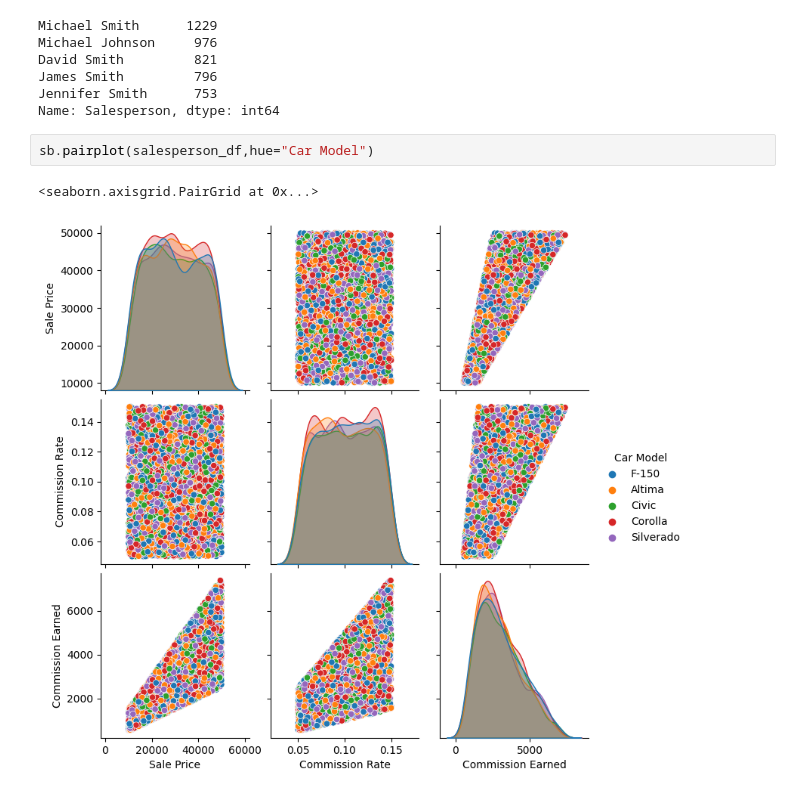
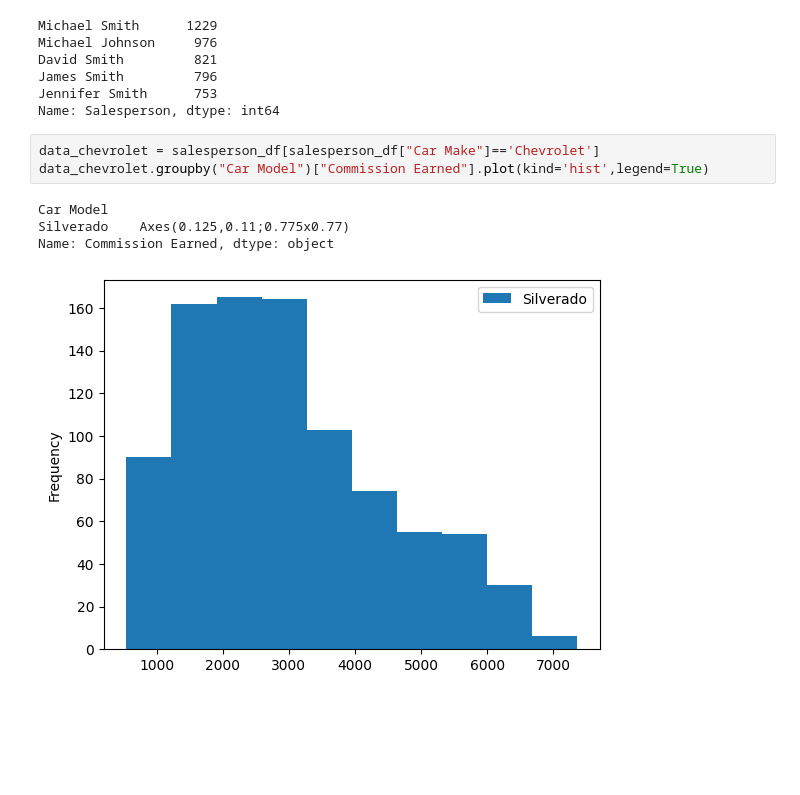
Before and after one commit to KevinMosweu/USED-CAR-PRICE-PREDICTION_MACHINE-LEARNING, a Jupyter notebook: car_sales.ipynb, the cells around one changed output. Saved outputs shown, nothing was run; the diff lists cells and outputs as text; blank space fills up the shorter version.

```diff
--- a/car_sales.ipynb
+++ b/car_sales.ipynb
@@ -216,8 +200,11 @@ David Smith         821
 James Smith         796
 Jennifer Smith      753
 Name: Salesperson, dtype: int64
-# %%
-sb.pairplot(salesperson_df,hue="Car Model")
-# %% [output]
-<seaborn.axisgrid.PairGrid at 0x...>
-[figure, removed]
+# %%
+data_chevrolet = salesperson_df[salesperson_df["Car Make"]=='Chevrolet']
+data_chevrolet.groupby("Car Model")["Commission Earned"].plot(kind='hist',legend=True)
+# %% [output]
+Car Model
+Silverado    Axes(0.125,0.11;0.775x0.77)
+Name: Commission Earned, dtype: object
+[figure, added]
```
Also changed, not shown: parts of 21 cells of this notebook.
